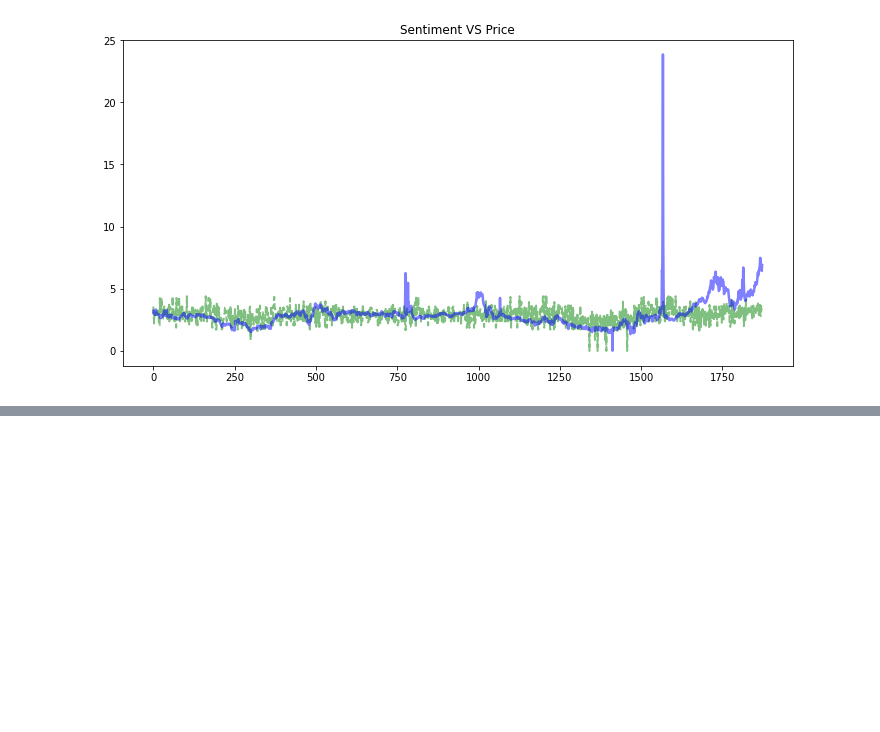
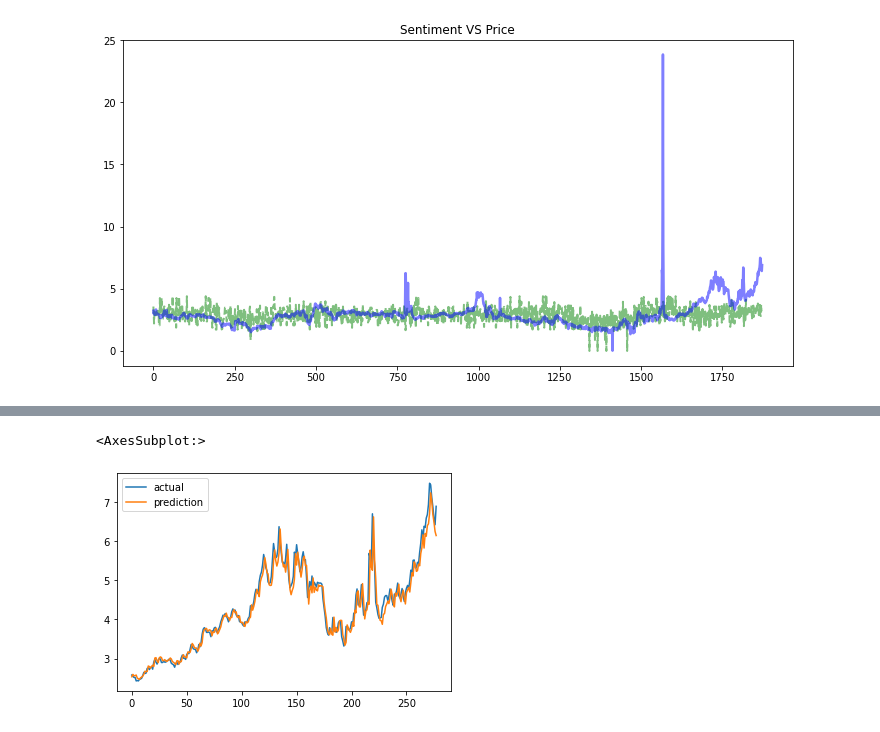
Before and after one commit to rumbleFTW/natural-gas-price-dashboard, a Jupyter notebook: proposedModel.ipynb, the cells around one changed output, grey strips where cells are left out. Cells and saved outputs as stored; diff of their text form; code cells hidden in the pictures; blank space fills up the shorter version.

Commit message:
Trained the proposed model

```diff
--- a/proposedModel.ipynb
+++ b/proposedModel.ipynb
@@ -29,10 +73,11 @@ plt.show()
 # %%
 model = tf.keras.Sequential()
-model.add(tf.keras.layers.Conv1D(32, kernel_size=(3), input_shape=(180, 1)))
+model.add(tf.keras.layers.Conv1D(32, kernel_size=(3), input_shape=(21, 2)))
 model.add(tf.keras.layers.MaxPool1D(pool_size=3, strides=(1), padding='valid'))
-model.add(tf.keras.layers.LSTM(64, return_sequences=True))
+model.add(tf.keras.layers.LSTM(284, return_sequences=True))
 model.add(tf.keras.layers.Flatten())
 model.add(tf.keras.layers.Dense(30))
-model.compile(loss='mean_squared_error',optimizer=tf.keras.optimizers.Adam(), metrics=['mse', 'mae', 'mape'])
+model.add(tf.keras.layers.Dense(1))
+model.compile(loss='mean_absolute_error',optimizer=tf.keras.optimizers.Adam(), metrics=['mse', 'mae', 'mape'])
 model.summary()
 # %% [output]
@@ -55,2 +102,4 @@ Trainable params: 362,910
 Non-trainable params: 0
 _________________________________________________________________
+# %%
+model.fit(xTrain, yTrain, epochs=25)
@@ -56,0 +133,11 @@ _________________________________________________________________
+# %%
+data = []
+for item in xTest:
+    data.append(model.predict(np.array([item])))
+# %%
+dafr = pd.DataFrame(data={'actual': yTest, 'prediction': [item[0][0] for item in data]})
+# %%
+dafr.plot()
+# %% [output]
+<AxesSubplot:>
+[figure, added]
```
Also changed, not shown: parts of 7 cells of this notebook.
